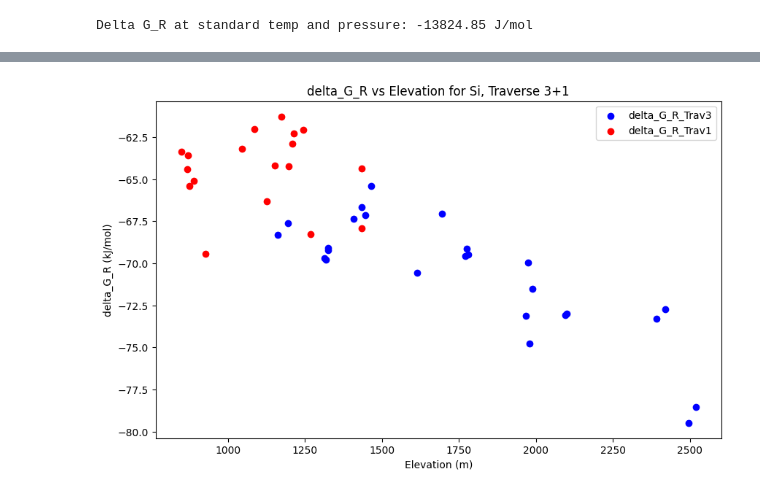
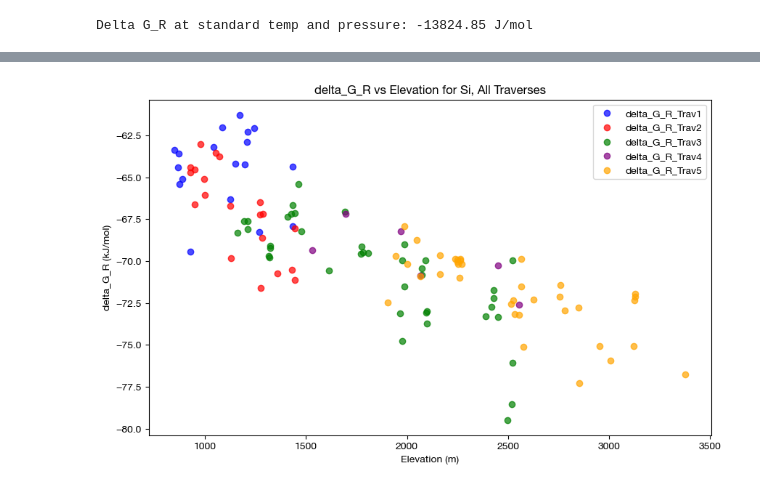
Before and after one commit to iskiros/Nepal, a Jupyter notebook: Code/Model4.ipynb, the cells around one changed output, grey strips where cells are left out. Cells and saved outputs as stored; diff of their text form; code cells hidden in the pictures.

```diff
--- a/Code/Model4.ipynb
+++ b/Code/Model4.ipynb
@@ -156,6 +658,8 @@ k = 10**(-15) # Reaction rate (mol/m^2/s)
 
 R_n = rho_sf * A_a * k * X_r # Rate constant (mol/m^2/s)
 
+f = 0.5
+
 print(R_n)
 # %% [output]
 5.4e-11
@@ -380,0 +921,16 @@ See the caveats in the documentation: https://pandas.pydata.org/pandas-docs/stab
+# %%
+# Combine all simulations into a single DataFrame
+df_monte_carlo = pd.concat(monte_carlo_results, keys=range(N_simulations), names=["Simulation", "Index"])
+
+# 🔍 Debugging: Check if T_res_Maher exists in df_monte_carlo
+print("\n🔎 Checking `df_monte_carlo` for T_res_Maher columns:")
+print(df_monte_carlo.filter(like="T_res_Maher").head())  # ✅ Should now contain values
+
+# Select only numeric columns for aggregation
+numeric_cols = df_monte_carlo.select_dtypes(include=[np.number]).columns
+if numeric_cols.any():
+    df_monte_carlo_summary = df_monte_carlo[numeric_cols].groupby("Index").agg(["mean", "std"])
+
+# 🔍 Debugging: Check Monte Carlo summary
+print("\n🔎 Checking Monte Carlo Summary for Maher Model:")
+print(df_monte_carlo_summary.filter(like="T_res_Maher").head())  # ✅ Should now contain mean/std
@@ -659,29 +1445,55 @@ See the caveats in the documentation: https://pandas.pydata.org/pandas-docs/stab
 # %%
-# plot delta_G_R vs Elevation for Si
+# # plot delta_G_R vs Elevation for Si
+
+# plt.figure(figsize=(10, 6))
+
+# # Plot the data
+
+# plt.scatter(df_traverse3['Elevation'], df_traverse3['delta_G_R_kJmol'], label='delta_G_R_Trav3', color = 'blue')
+# plt.scatter(df_traverse1['Elevation'], df_traverse1['delta_G_R_kJmol'], label='delta_G_R_Trav1', color = 'red')
+
+
+# # Add labels and title
+# plt.xlabel('Elevation (m)')
+# plt.ylabel('delta_G_R (kJ/mol)')
+
+# plt.title('delta_G_R vs Elevation for Si, Traverse 3+1')
+
+# # Add a legend
+
+# plt.legend()
+# #plt.yscale('log')
+
+# # Display the plot
+# plt.savefig('delta_G_R_Si_comparison_Trav1.pdf')
+
+
+# plt.show()
+import matplotlib.pyplot as plt
 
 plt.figure(figsize=(10, 6))
 
-# Plot the data
+# Define colors for different traverses
+colors = ['blue', 'red', 'green', 'purple', 'orange']  # Add more if needed
 
-plt.scatter(df_traverse3['Elevation'], df_traverse3['delta_G_R_kJmol'], label='delta_G_R_Trav3', color = 'blue')
-plt.scatter(df_traverse1['Elevation'], df_traverse1['delta_G_R_kJmol'], label='delta_G_R_Trav1', color = 'red')
+# Plot the data for each df_traverse
+for i, color in zip(range(1, 6), colors):
+    df_name = f"df_traverse{i}"
+    df = globals()[df_name]  # Get the actual DataFrame object
 
+    plt.scatter(df['Elevation'], df['delta_G_R_kJmol'],
+                label=f'delta_G_R_Trav{i}', color=color, alpha=0.7)
 
 # Add labels and title
 plt.xlabel('Elevation (m)')
 plt.ylabel('delta_G_R (kJ/mol)')
-
-plt.title('delta_G_R vs Elevation for Si, Traverse 3+1')
+plt.title('delta_G_R vs Elevation for Si, All Traverses')
 
 # Add a legend
+plt.legend()
 
-plt.legend()
-#plt.yscale('log')
-
-# Display the plot
-plt.savefig('delta_G_R_Si_comparison_Trav1.pdf')
-
-
+# Save and display the plot
+plt.savefig('delta_G_R_Si_comparison_AllTraverses.pdf')
 plt.show()
 # %% [output]
-[figure, old version]
+[figure, new version]
```
Also changed, not shown: parts of 63 cells of this notebook, 44 other files.
